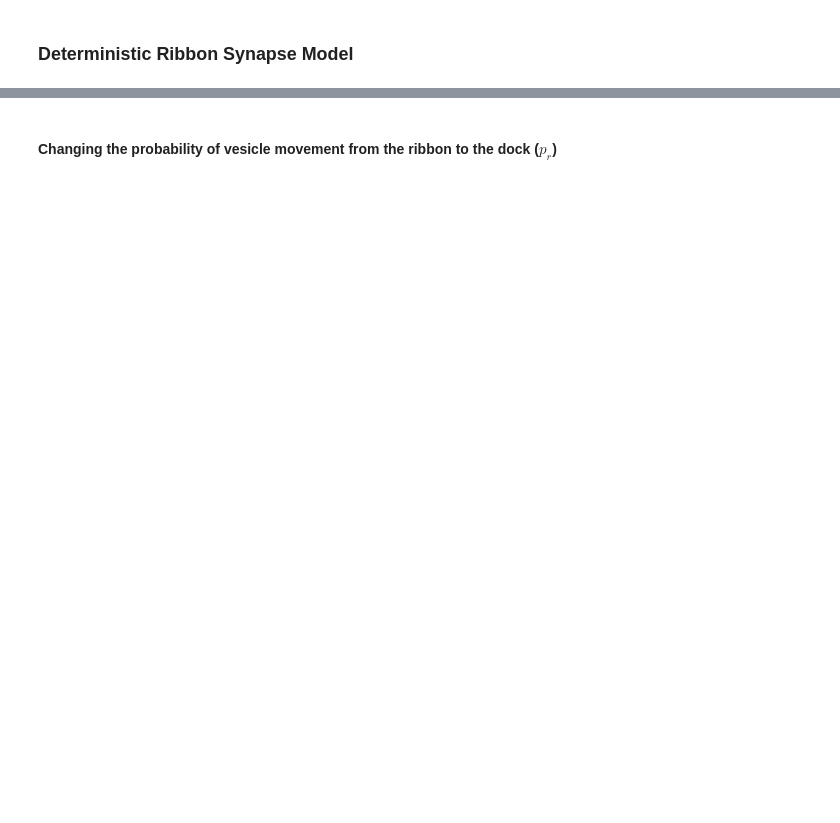
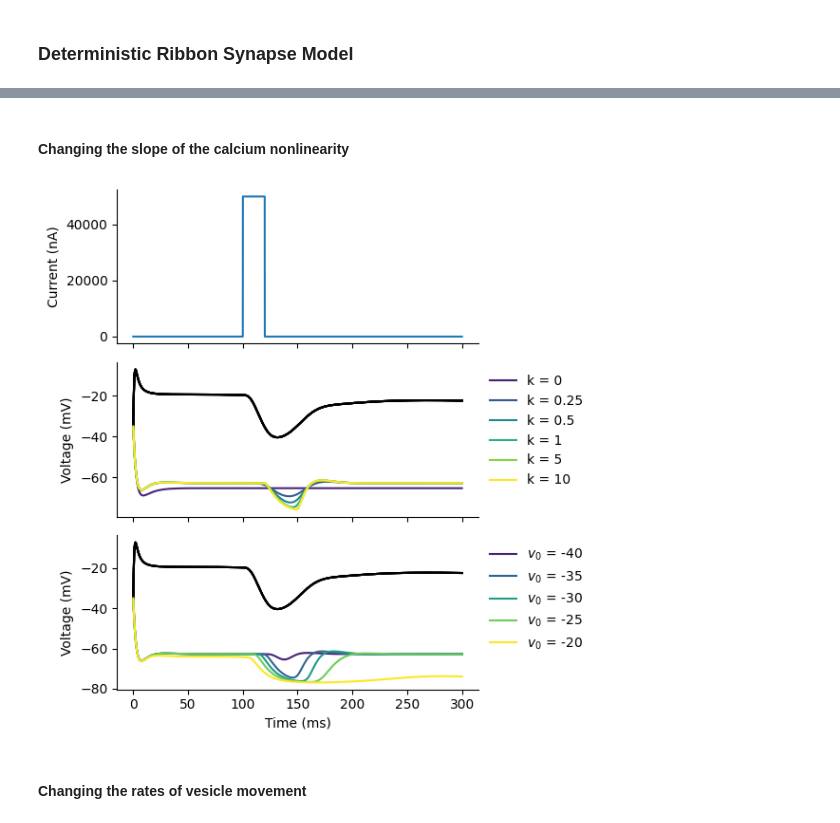
Before and after one commit to jaxleyverse/jaxley-mech, a Jupyter notebook: notebooks/synapses/ribbon.ipynb, the cells around one changed output, grey strips where cells are left out. Saved outputs shown, nothing was run; the diff lists cells and outputs as text; code cells hidden in the pictures; blank space fills up the shorter version.

```diff
--- a/notebooks/synapses/ribbon.ipynb
+++ b/notebooks/synapses/ribbon.ipynb
@@ -151,2 +114,65 @@ sns.despine();
+# %% [markdown]
+#### Changing the slope of the calcium nonlinearity
+# %%
+ks = [0, 0.25, 0.5, 1, 5, 10]
+V_halves = [-40, -35, -30, -25, -20]
+k_colors = plt.cm.viridis(np.linspace(0.1, 1, len(ks)))
+V_colors = plt.cm.viridis(np.linspace(0.1, 1, len(V_halves)))
+
+fig, ax = plt.subplots(3, 1, figsize=(6, 6), sharex=True)
+_ = ax[0].plot(time, inp_current)
+
+# reset other changing params to their defaults
+network.RibbonSynapse.set("RibbonSynapse_V_half", -35.0)
+network.RibbonSynapse.set("RibbonSynapse_e_max", 1.0)
+network.RibbonSynapse.set("RibbonSynapse_r_max", 2.0)
+network.RibbonSynapse.set("RibbonSynapse_i_max", 4.0)
+
+for i, k in enumerate(tqdm(ks)):
+    _ = np.random.seed(0)
+
+    network.delete_recordings()
+    network.cell(0).record(verbose=False)
+    network.cell(1).record(verbose=False)
+
+    network.RibbonSynapse.set("RibbonSynapse_k", k)
+
+    v = jx.integrate(
+        network, t_max=t_max, delta_t=dt, solver="bwd_euler", data_clamps=data_clamps
+    )
+
+    _ = ax[1].plot(time, v[0, :-1], color="k")
+    _ = ax[1].plot(time, v[1, :-1], color=k_colors[i], label=fr"k = {k}")
+
+# Reset k to the default
+network.RibbonSynapse.set("RibbonSynapse_k", 1.0)
+
+for i, v0 in enumerate(tqdm(V_halves)):
+    _ = np.random.seed(0)
+
+    network.delete_recordings()
+    network.cell(0).record(verbose=False)
+    network.cell(1).record(verbose=False)
+
+    network.RibbonSynapse.set("RibbonSynapse_V_half", v0)
+
+    v = jx.integrate(
+        network, t_max=t_max, delta_t=dt, solver="bwd_euler", data_clamps=data_clamps
+    )
+
+    _ = ax[2].plot(time, v[0, :-1], color="k")
+    _ = ax[2].plot(time, v[1, :-1], color=V_colors[i], label=f"$v_0$ = {v0}")
+
+ax[0].set_ylabel("Current (nA)")
+ax[1].set_ylabel("Voltage (mV)")
+ax[1].legend(frameon=False, bbox_to_anchor=(1.0, 1.0))
+ax[2].set_ylabel("Voltage (mV)")
+ax[2].legend(frameon=False, bbox_to_anchor=(1.0, 1.0))
+ax[2].set_xlabel("Time (ms)")
+sns.despine()
+plt.tight_layout()
+plt.show()
+# %% [output]
+[figure, added]
 # %% [markdown]
-#### Changing the probability of vesicle movement from the ribbon to the dock ($p_r$)
+#### Changing the rates of vesicle movement
```
Also changed, not shown: parts of 11 cells of this notebook, 3 other files.
